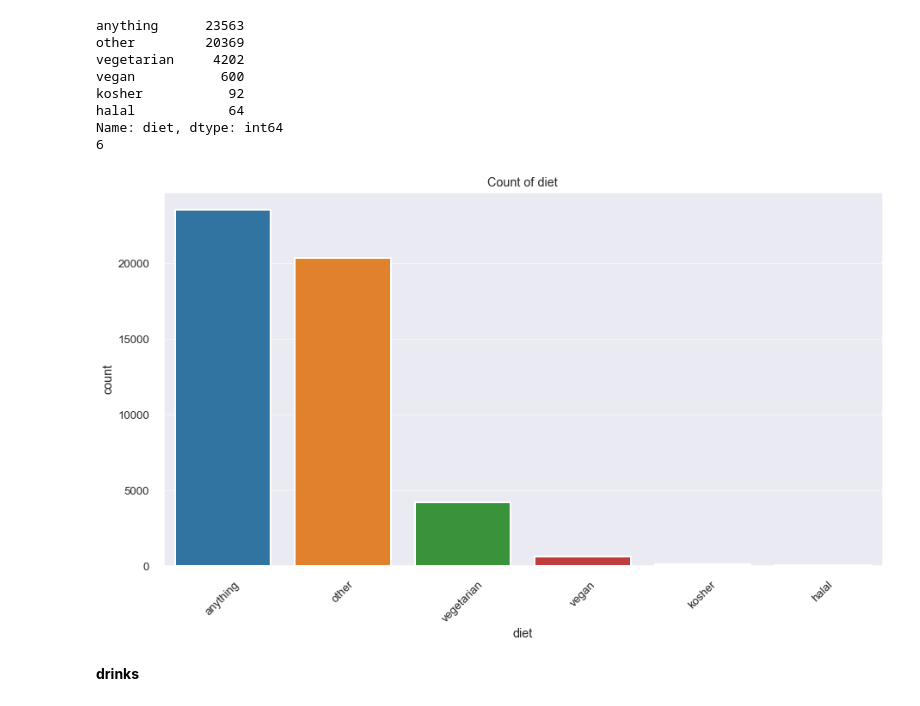
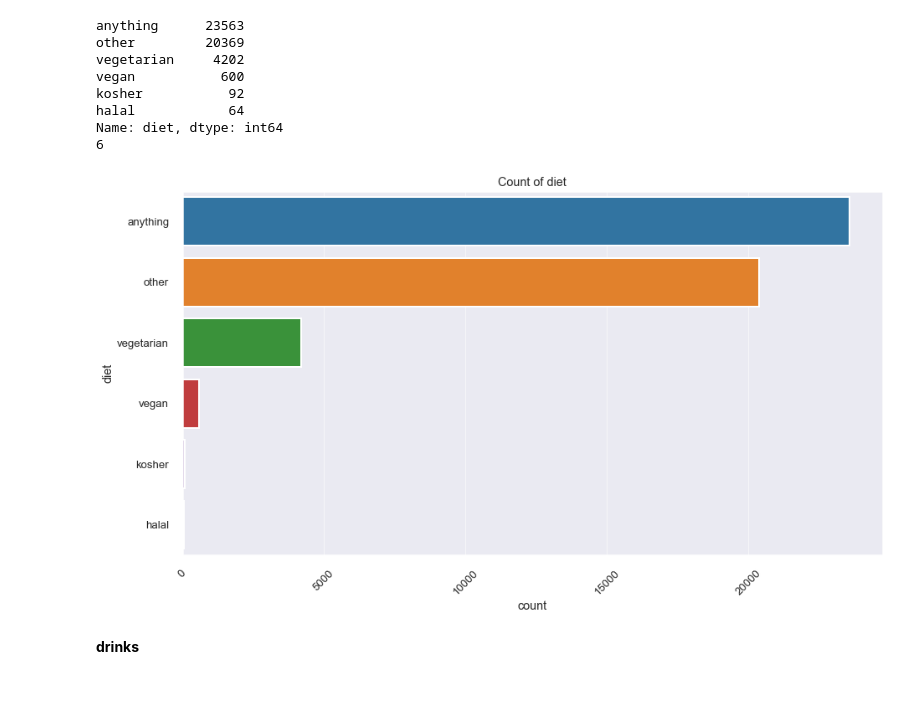
Before and after one commit to LenSin3/OkCupid-Date-a-Scientist, a Jupyter notebook: date-a-scientist.ipynb, the cells around one changed output. Drawn from its saved outputs; the diff is of its cells as text; code cells hidden in the pictures.

```diff
--- a/date-a-scientist.ipynb
+++ b/date-a-scientist.ipynb
@@ -327,15 +327,15 @@ Name: diet, dtype: int64
 # %%
 fig, ax = plt.subplots()
 # the size of A4 paper lanscape
 fig.set_size_inches(15, 8)
 sns.set_context("poster", font_scale = .6, rc={"grid.linewidth": 0.6})
-sns.countplot(x = profiles_df['diet'], order=profiles_df['diet'].value_counts(ascending=False).index, ax=ax)
+sns.countplot(y = profiles_df['diet'], order=profiles_df['diet'].value_counts(ascending=False).index, ax=ax)
 plt.setp(ax.get_xticklabels(), rotation=45)
 plt.title('Count of diet')
 plt.savefig('diet.png')
 plt.show()
 # %% [output]
-[figure, old version]
+[figure, new version]
 # %%
 # profiles_df.info()
 # %% [markdown]
```
Also changed, not shown: parts of 3 cells of this notebook.
